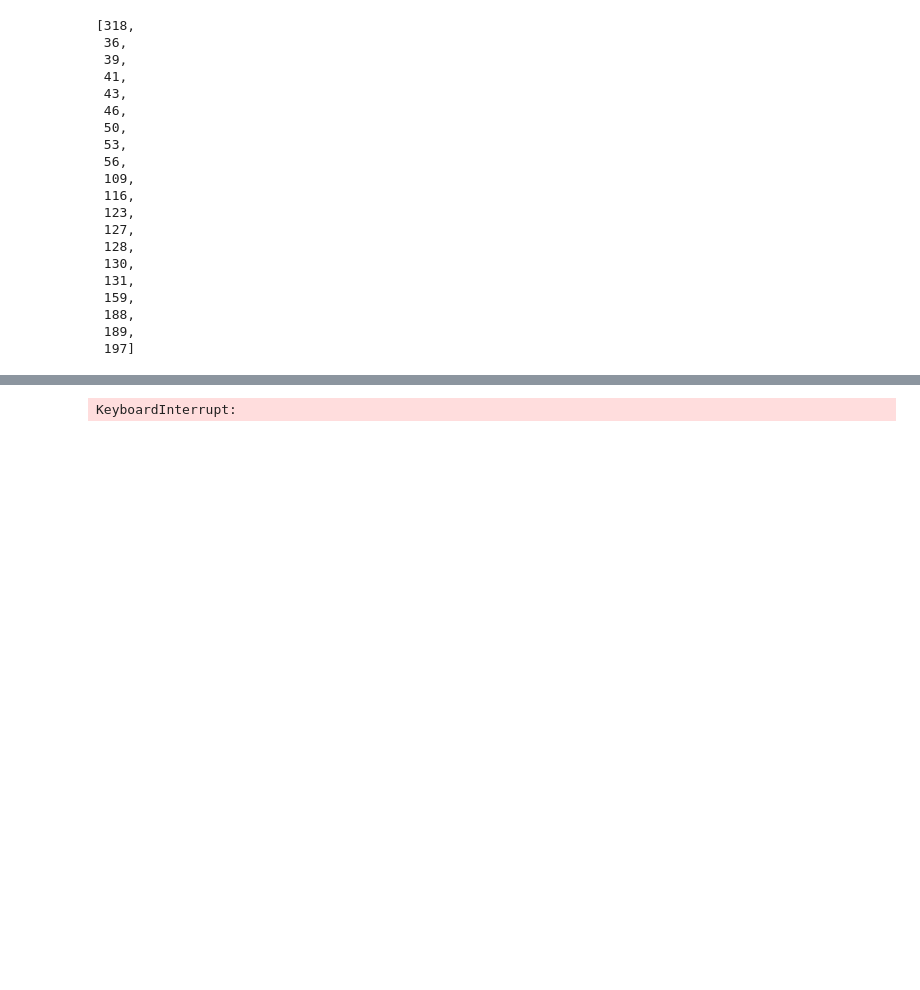
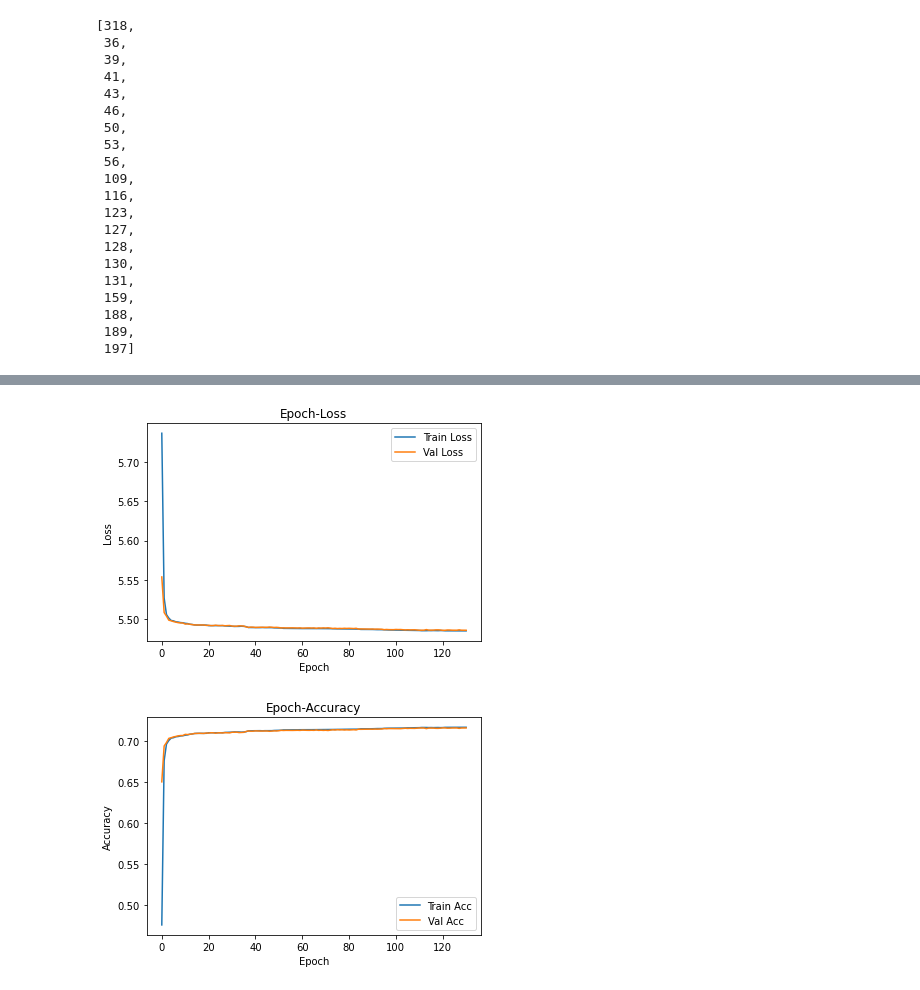
Before and after one commit to XDZhelheim/TrafficFlowModel, a Jupyter notebook: model/road_embed.ipynb, the cells around one changed output, grey strips where cells are left out. Cells and saved outputs as stored; diff of their text form; code cells hidden in the pictures; blank space fills up the shorter version.

```diff
--- a/model/road_embed.ipynb
+++ b/model/road_embed.ipynb
@@ -294,6 +394,6 @@ Testset:        x-torch.Size([189642, 5])       y-torch.Size([189642])
 # %%
-model=DontKnowWhat2EatNN(embed_dim=128, hidden_dim=128).cuda()
+model=DontKnowWhat2EatNN(embed_dim=16, hidden_dim=128, net_type="lstm").cuda()
 criterion=torch.nn.CrossEntropyLoss()
 optimizer=torch.optim.Adam(model.parameters(), lr=0.001)
-train(model, train_loader, val_loader, optimizer, criterion, max_epochs=1000, early_stop=15, verbose=1, plot=False, gpu=True, log="train.log")
+train(model, train_loader, val_loader, optimizer, criterion, max_epochs=1000, early_stop=10, verbose=1, plot=True, gpu=True, log=None)
 # %% [output]
@@ -302 +417,2 @@ train(model, train_loader, val_loader, optimizer, criterion, max_epochs=1000, ea
-KeyboardInterrupt:
+[figure, added]
+[figure, added]
```
Also changed, not shown: parts of 14 cells of this notebook, 1 other file.
